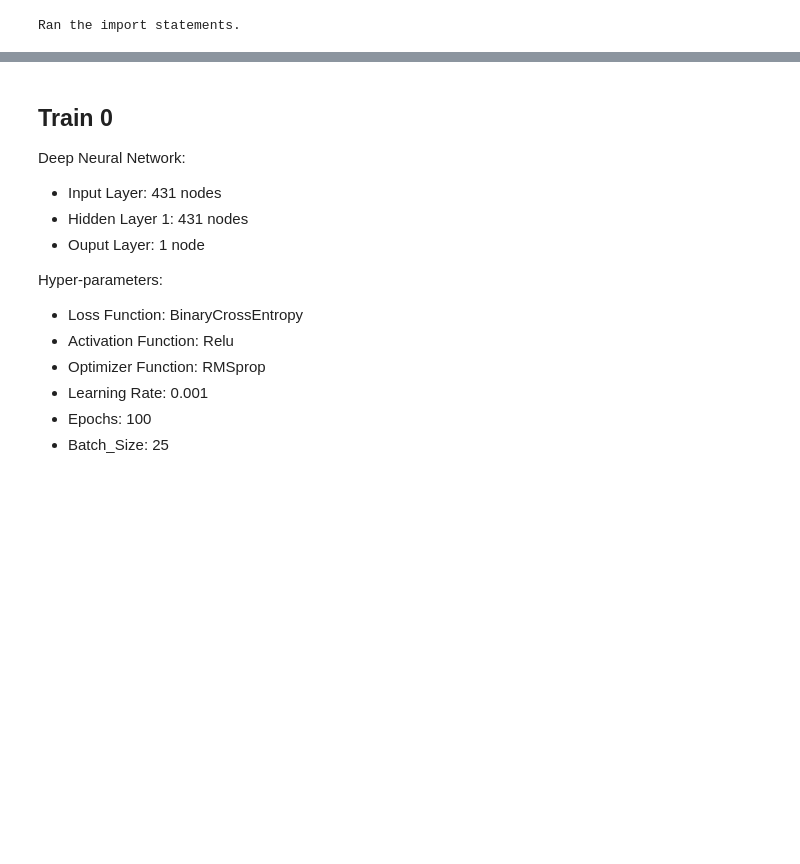
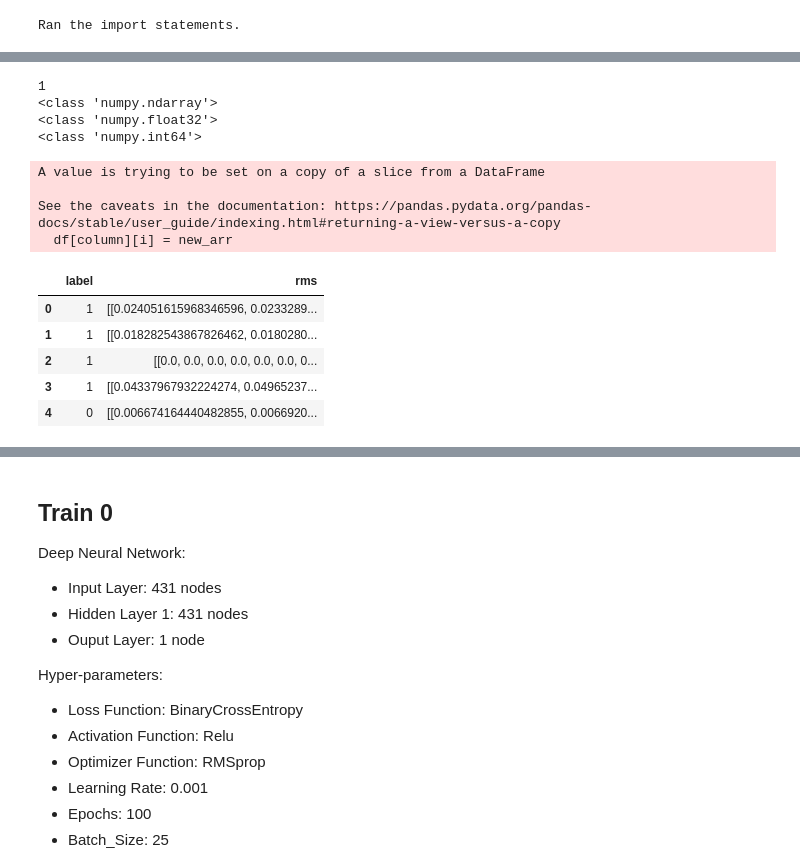
Before and after one commit to googleinterns/activity-recognition, a Jupyter notebook: location/lbs/activity/audioset/training/training_rms_dnn.ipynb, the cells around one changed output, grey strips where cells are left out. Saved outputs shown, nothing was run; the diff lists cells and outputs as text; code cells hidden in the pictures; blank space fills up the shorter version.

```diff
--- a/location/lbs/activity/audioset/training/training_rms_dnn.ipynb
+++ b/location/lbs/activity/audioset/training/training_rms_dnn.ipynb
@@ -76,0 +114,26 @@ df.head()
+# %%
+print(len(df['rms'][4]))
+print(type(df['rms'][0]))
+print(type(df['rms'][0][0][0]))
+print(type(df['label'][0]))
+# %% [output]
+1
+<class 'numpy.ndarray'>
+<class 'numpy.float32'>
+<class 'numpy.int64'>
+# %%
+df_from_csv = csv_to_dataframe(csv_path)
+# %% [output]
+A value is trying to be set on a copy of a slice from a DataFrame
+
+See the caveats in the documentation: https://pandas.pydata.org/pandas-docs/stable/user_guide/indexing.html#returning-a-view-versus-a-copy
+  df[column][i] = new_arr
+# %%
+df_from_csv.head()
+# %% [output]
+|  | label | rms |
+| 0 | 1 | [[0.024051615968346596, 0.0233289... |
+| 1 | 1 | [[0.018282543867826462, 0.0180280... |
+| 2 | 1 | [[0.0, 0.0, 0.0, 0.0, 0.0, 0.0, 0... |
+| 3 | 1 | [[0.04337967932224274, 0.04965237... |
+| 4 | 0 | [[0.006674164440482855, 0.0066920... |
```
Also changed, not shown: parts of 21 cells of this notebook, 4 other files.
